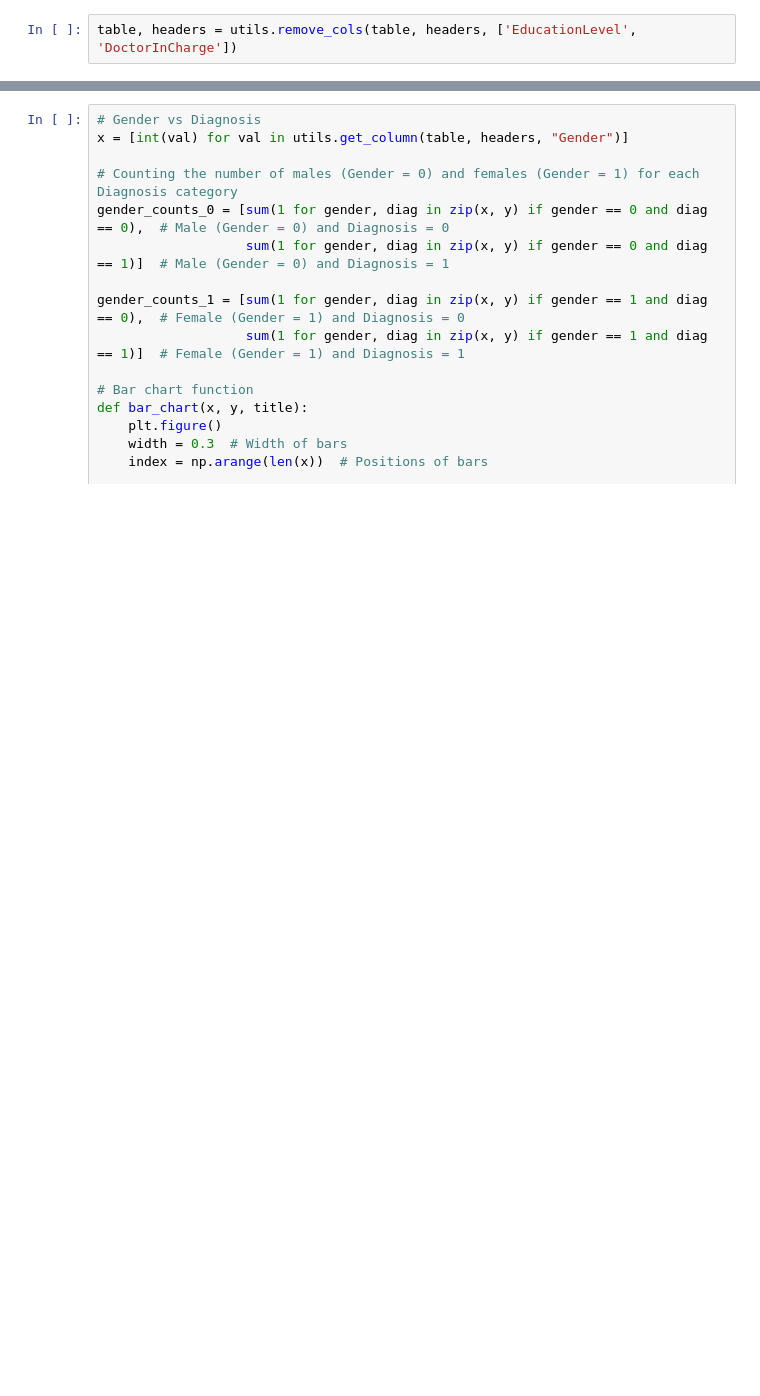
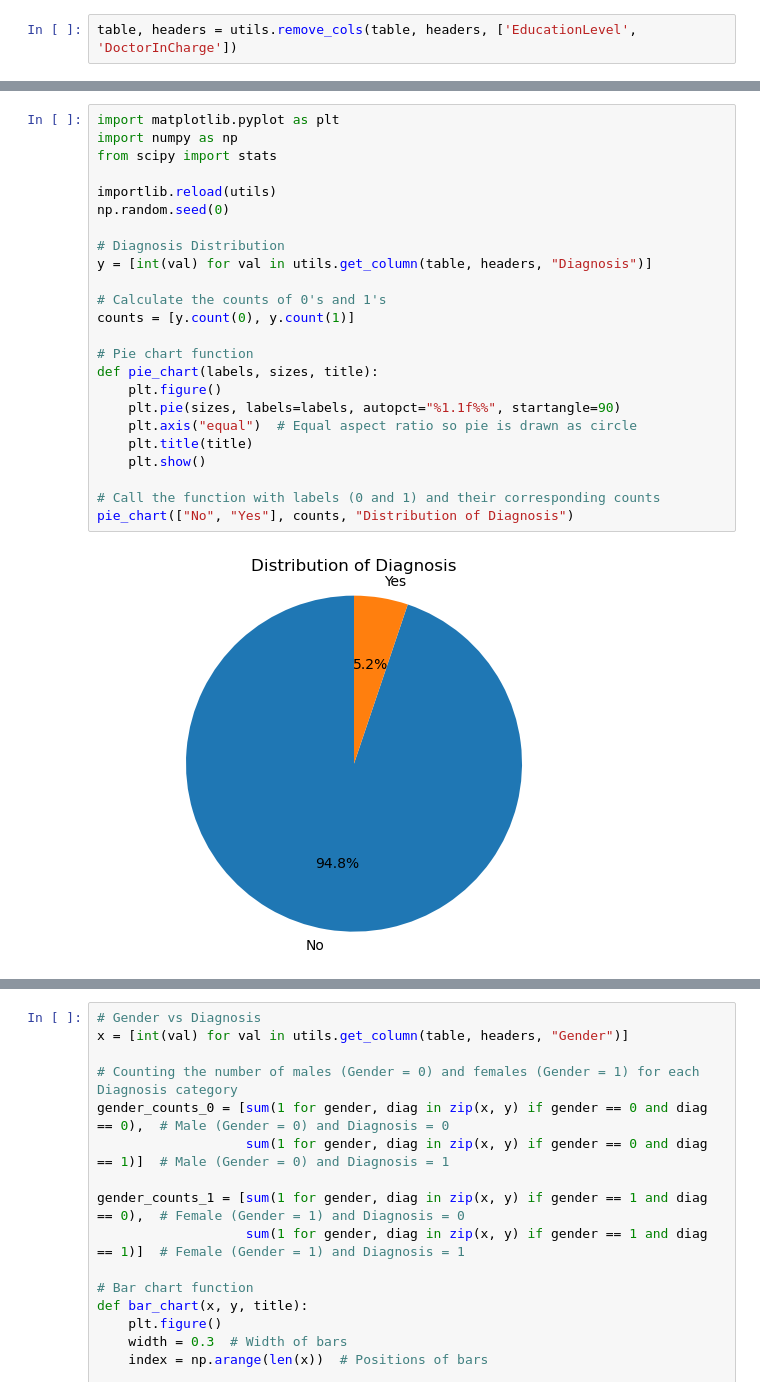
Before and after one commit to Lauren-N/CPSC322-Final-Project, a Jupyter notebook: ProjectProposal.ipynb, the cells around one changed output, grey strips where cells are left out. Drawn from its saved outputs; the diff is of its cells as text; blank space fills up the shorter version.

Commit message:
diagnosis classifier distribution added to notebook

```diff
--- a/ProjectProposal.ipynb
+++ b/ProjectProposal.ipynb
@@ -109 +111,27 @@ Scatter Plots with linear regression fit lines
+# %%
+import matplotlib.pyplot as plt
+import numpy as np
+from scipy import stats
+
+importlib.reload(utils)
+np.random.seed(0)
+
+# Diagnosis Distribution
+y = [int(val) for val in utils.get_column(table, headers, "Diagnosis")]
+
+# Calculate the counts of 0's and 1's
+counts = [y.count(0), y.count(1)]
+
+# Pie chart function
+def pie_chart(labels, sizes, title):
+    plt.figure()
+    plt.pie(sizes, labels=labels, autopct="%1.1f%%", startangle=90)
+    plt.axis("equal")  # Equal aspect ratio so pie is drawn as circle
+    plt.title(title)
+    plt.show()
+
+# Call the function with labels (0 and 1) and their corresponding counts
+pie_chart(["No", "Yes"], counts, "Distribution of Diagnosis")
+# %% [output]
+[figure, added]
 # %%
```
Also changed, not shown: parts of 2 cells of this notebook.
